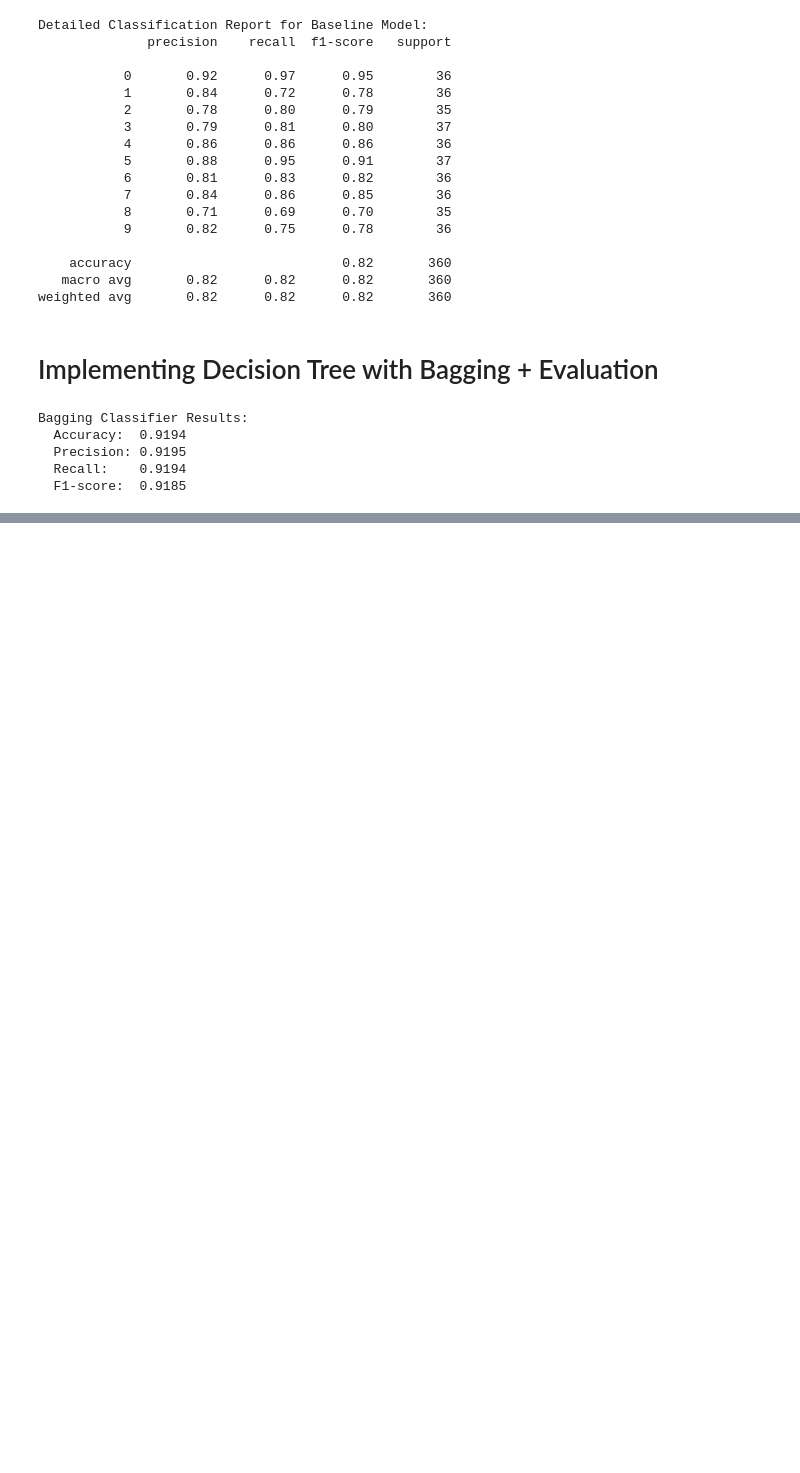
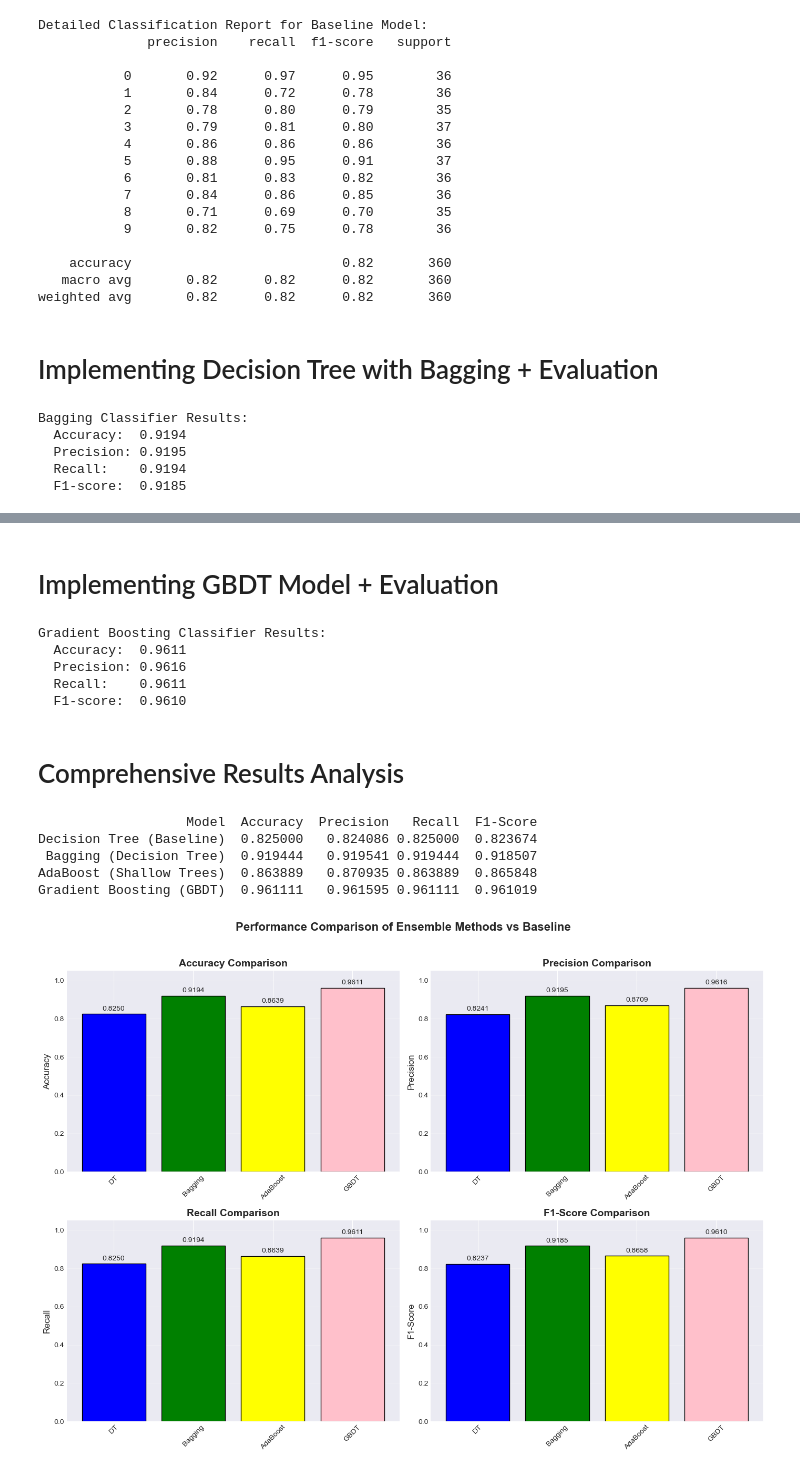
Before and after one commit to SobhanEyvazipoor/Homework-3, a Jupyter notebook: Exercise_2.ipynb, the cells around one changed output, grey strips where cells are left out. Saved outputs shown, nothing was run; the diff lists cells and outputs as text; code cells hidden in the pictures; blank space fills up the shorter version.

```diff
--- a/Exercise_2.ipynb
+++ b/Exercise_2.ipynb
@@ -170,0 +206,77 @@ Bagging Classifier Results:
+# %% [markdown]
+# Implementing GBDT Model + Evaluation
+# %%
+gbdt_model = GradientBoostingClassifier(
+    n_estimators=100,
+    learning_rate=0.1,
+    max_depth=3,
+    random_state=42,
+    subsample=0.8
+)
+
+gbdt_model.fit(X_train, y_train)
+
+y_pred_gbdt = gbdt_model.predict(X_test)
+
+accuracy_gbdt = accuracy_score(y_test, y_pred_gbdt)
+precision_gbdt = precision_score(y_test, y_pred_gbdt, average='weighted')
+recall_gbdt = recall_score(y_test, y_pred_gbdt, average='weighted')
+f1_gbdt = f1_score(y_test, y_pred_gbdt, average='weighted')
+
+print("Gradient Boosting Classifier Results:")
+print(f"  Accuracy:  {accuracy_gbdt:.4f}")
+print(f"  Precision: {precision_gbdt:.4f}")
+print(f"  Recall:    {recall_gbdt:.4f}")
+print(f"  F1-score:  {f1_gbdt:.4f}")
+# %% [output]
+Gradient Boosting Classifier Results:
+  Accuracy:  0.9611
+  Precision: 0.9616
+  Recall:    0.9611
+  F1-score:  0.9610
+# %% [markdown]
+# Comprehensive Results Analysis
+# %%
+results = {
+    'Model': ['Decision Tree (Baseline)', 'Bagging (Decision Tree)', 'AdaBoost (Shallow Trees)', 'Gradient Boosting (GBDT)'],
+    'Accuracy': [accuracy_baseline, accuracy_bagging, accuracy_adaboost, accuracy_gbdt],
+    'Precision': [precision_baseline, precision_bagging, precision_adaboost, precision_gbdt],
+    'Recall': [recall_baseline, recall_bagging, recall_adaboost, recall_gbdt],
+    'F1-Score': [f1_baseline, f1_bagging, f1_adaboost, f1_gbdt]
+}
+
+results_df = pd.DataFrame(results)
+print(results_df.to_string(index=False))
+# %% [output]
+                   Model  Accuracy  Precision   Recall  F1-Score
+Decision Tree (Baseline)  0.825000   0.824086 0.825000  0.823674
+ Bagging (Decision Tree)  0.919444   0.919541 0.919444  0.918507
+AdaBoost (Shallow Trees)  0.863889   0.870935 0.863889  0.865848
+Gradient Boosting (GBDT)  0.961111   0.961595 0.961111  0.961019
+# %%
+fig, axes = plt.subplots(2, 2, figsize=(14, 10))
+metrics = ['Accuracy', 'Precision', 'Recall', 'F1-Score']
+colors = ['blue', 'green', 'yellow', 'pink']
+
+for idx, metric in enumerate(metrics):
+    ax = axes[idx // 2, idx % 2]
+    x_pos = np.arange(len(results_df))
+    bars = ax.bar(x_pos, results_df[metric], color=colors, edgecolor='black')
+
+    for bar in bars:
+        height = bar.get_height()
+        ax.text(bar.get_x() + bar.get_width()/2., height + 0.01,
+                f'{height:.4f}', ha='center', va='bottom', fontsize=10)
+
+    ax.set_xticks(x_pos)
+    ax.set_xticklabels(['DT', 'Bagging', 'AdaBoost', 'GBDT'], rotation=45)
+    ax.set_ylabel(metric, fontsize=12)
+    ax.set_title(f'{metric} Comparison', fontsize=14, fontweight='bold')
+    ax.set_ylim(0, 1.05)
+    ax.grid(axis='y', alpha=0.3)
+
+plt.suptitle('Performance Comparison of Ensemble Methods vs Baseline', fontsize=16, fontweight='bold', y=1.02)
+plt.tight_layout()
+plt.show()
+# %% [output]
+[figure, added]
```
Also changed, not shown: parts of 7 cells of this notebook.
